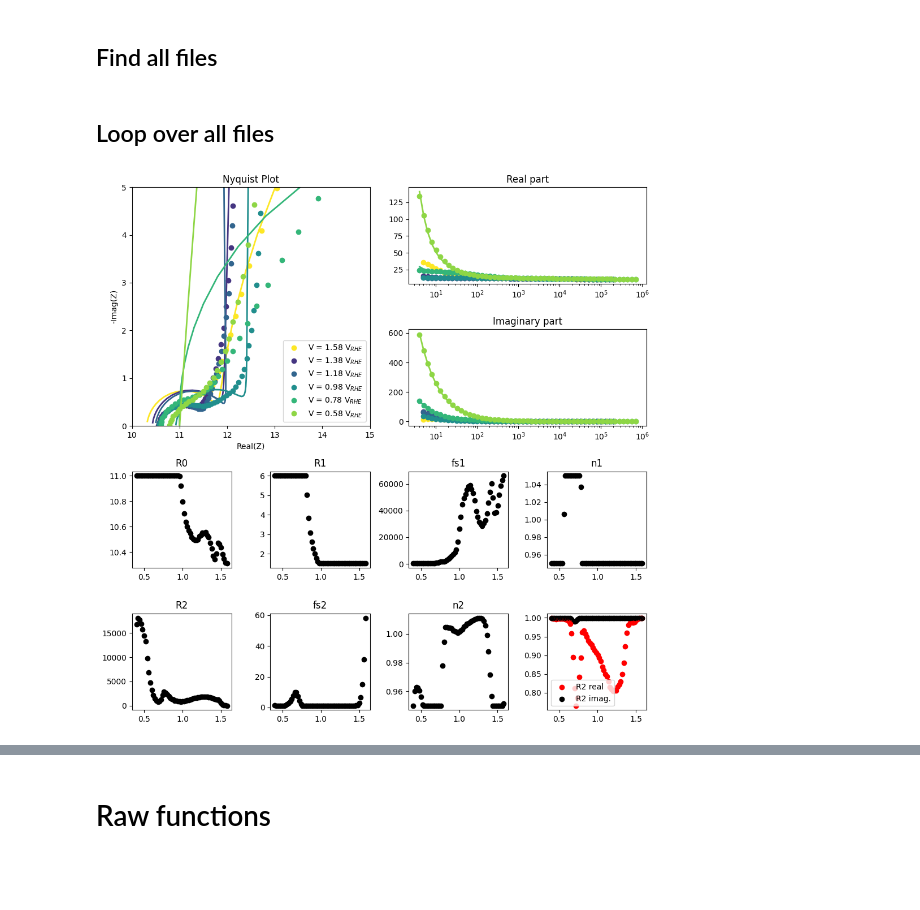
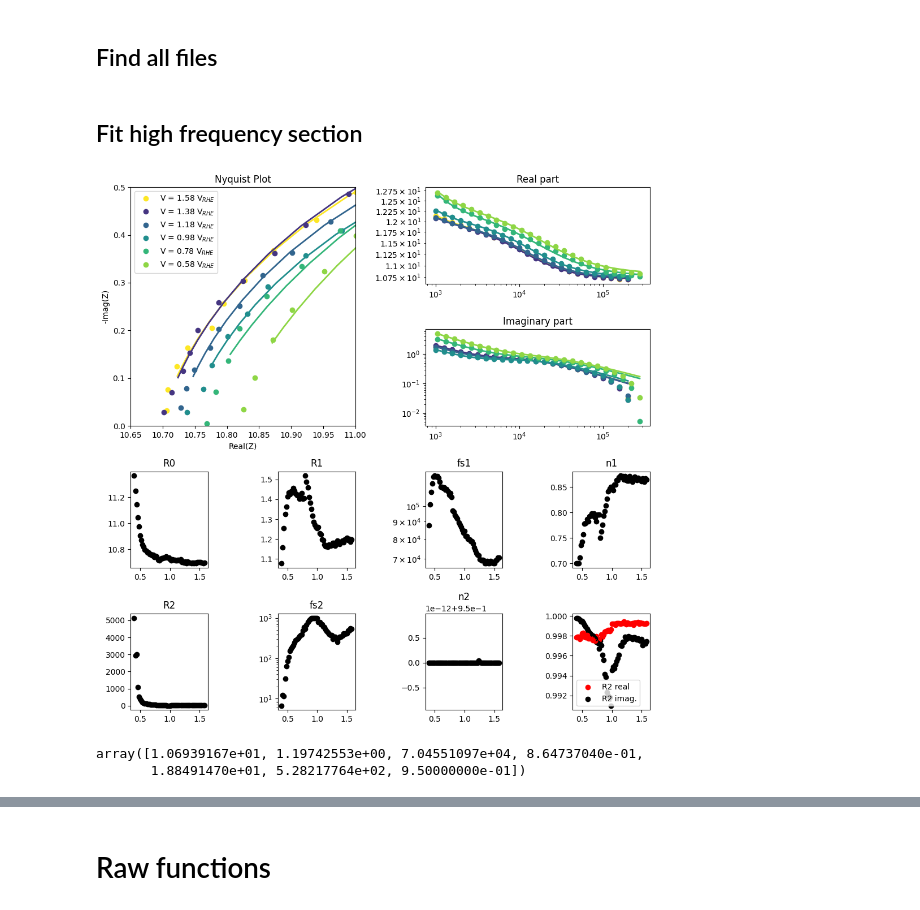
Before and after one commit to raulgarciadiez/EIS_HIROF, a Jupyter notebook: EIS_customized_flow.ipynb, the cells around one changed output, grey strips where cells are left out. Cells and saved outputs as stored; diff of their text form; code cells hidden in the pictures; blank space fills up the shorter version.

```diff
--- a/EIS_customized_flow.ipynb
+++ b/EIS_customized_flow.ipynb
@@ -165,12 +164,12 @@ def find_files(root_folder, extension):
     return file_list
 
 # Example usage:
-root_folder = "50 cycles imped"
+root_folder = "10 cycles imped"
 extension = ".mpr"
 mpr_files = find_files(root_folder, extension)
 mpr_files.sort(reverse=True)
-# %% [markdown]
-## Loop over all files
+# %% [markdown]
+## Fit high frequency section
 # %%
 fig = plt.figure(figsize=(10, 10))
 gs = gridspec.GridSpec(4, 4)
@@ -193,33 +192,36 @@ for i in range(4):
 from matplotlib.cm import viridis
 colors = viridis(np.linspace(0, 1, len(mpr_files)))
 
-Rs_guess = 10.5
+Rs_guess = 10.66
 
-R_guess = 2.
-n_guess = 1.
-fs_guess = 10**1.3
+R_guess = 1.37
+n_guess = 0.8
+fs_guess = 5.7e4
 
-R2_guess = 60
-n2_guess = 1.
-fs2_guess = 10**0.5
+R2_guess = 65.8
+n2_guess = 0.97
+fs2_guess = 128.9
 
 initial_guess = [Rs_guess, R_guess, fs_guess, n_guess, R2_guess, fs2_guess, n2_guess]
 
 bounds = (
-    [9., 1.5, 10**0.1, 0.95, 1, 10**0.1, 0.95],  # Lower bounds
-    [11., 6., 10**7, 1.05, 1e8, 10**3, 1.05]  # Upper bounds
+    [9., 1., 10**1, 0.7, 1, 10**0.1, 0.95],  # Lower bounds
+    [12., 4., 10**7, 1.25, 1e8, 10**3, 1.05]  # Upper bounds
 
 )
 
 popt = []
 
+fitted_values_HF = dict()
+
+
 for (n_file,file_path) in enumerate(mpr_files):
     mpr_file = BioLogic.MPRfile(file_path)
     df = pd.DataFrame(mpr_file.data)
 
-    freq_min = 4
-    freq_max = 1e7
-    filtered_df = df[(df['freq/Hz'] >= freq_min) & (df['freq/Hz'] <= freq_max)]
+    freq_min = 1e3#4
+    freq_max = 1e6
+    filtered_df = df[(df['freq/Hz'] >= freq_min) & (df['freq/Hz'] <= freq_max) & (df['-Im(Z)/Ohm'] > 0)]
 
     Ewe = filtered_df["<Ewe>/V"].mean()
 
@@ -237,6 +239,8 @@ for (n_file,file_path) in enumerate(mpr_files):
             popt, pcov = curve_fit(rrcrc_cpe_model, omega, Z, p0=initial_guess, bounds=bounds)
 
         R0_opt, R1_opt, fs1_opt, n1_opt, R2_opt, fs2_opt, n2_opt = popt
+
+        fitted_values_HF[file_path] = popt
         #print(f'Ewe={Ewe:.2f} V, Optimal parameters: R0={R0_opt}, R1={R1_opt}, fs1={fs1_opt}, n1={n1_opt}, R2={R2_opt}, fs2={fs2_opt}, n2={n2_opt}')
 
         Z_fit = rrcrc_cpe_model(omega, *popt)
@@ -270,34 +274,43 @@ for (n_file,file_path) in enumerate(mpr_files):
 
         r_squared_real = calculate_r_squared(real, real_fit)
         r_squared_imaginary = calculate_r_squared(imaginary, imaginary_fit)
 
         if n_file == 0:
             axes[7].scatter(Ewe, r_squared_real, c = "r", label = "R2 real")
             axes[7].scatter(Ewe, r_squared_imaginary, c = "k", label = "R2 imag.")
         else:
             axes[7].scatter(Ewe, r_squared_real, c = "r")
             axes[7].scatter(Ewe, r_squared_imaginary, c = "k")
 
     except RuntimeError:
         print(f"Ewe={Ewe:.2f} V - No fit")
 
 axes[0].set_title("R0")
 axes[2].set_title("R1")
 axes[4].set_title("fs1")
+axes[4].set_yscale("log")
 axes[6].set_title("n1")
 axes[1].set_title("R2")
 axes[3].set_title("fs2")
+axes[3].set_yscale("log")
 axes[5].set_title("n2")
 
-#.set_yscale("log")
 axes[7].legend()
 ax1.legend()
-ax1.set_xlim([10,15])
-ax1.set_ylim([0,5])
+ax1.set_xlim([10.65,11])
+ax1.set_ylim([0,0.5])
 
 ax2.set_xscale("log")
+ax2.set_yscale("log")
 ax3.set_xscale("log")
+ax3.set_yscale("log")
 
 plt.tight_layout()
 # %% [output]
-[figure, old version]
+[figure, new version]
+# %%
+fitted_values_HF['10 cycles imped/1.2 to 1.58/1.2 to 1_20_PEIS_C01.mpr']
+#[1.06939167e+01, 1.19742553e+00, 7.04551097e+04, 8.64737040e-01,1.88491470e+01, 5.28217764e+02, 9.50000000e-01]
+# %% [output]
+array([1.06939167e+01, 1.19742553e+00, 7.04551097e+04, 8.64737040e-01,
+       1.88491470e+01, 5.28217764e+02, 9.50000000e-01])
```
Also changed, not shown: parts of 8 cells of this notebook.
